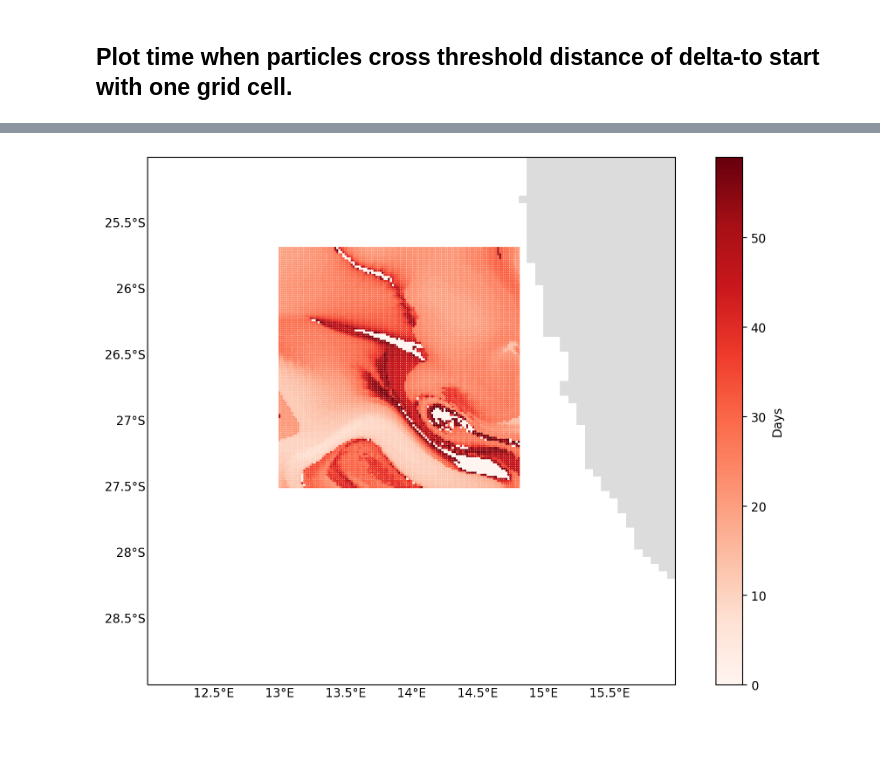
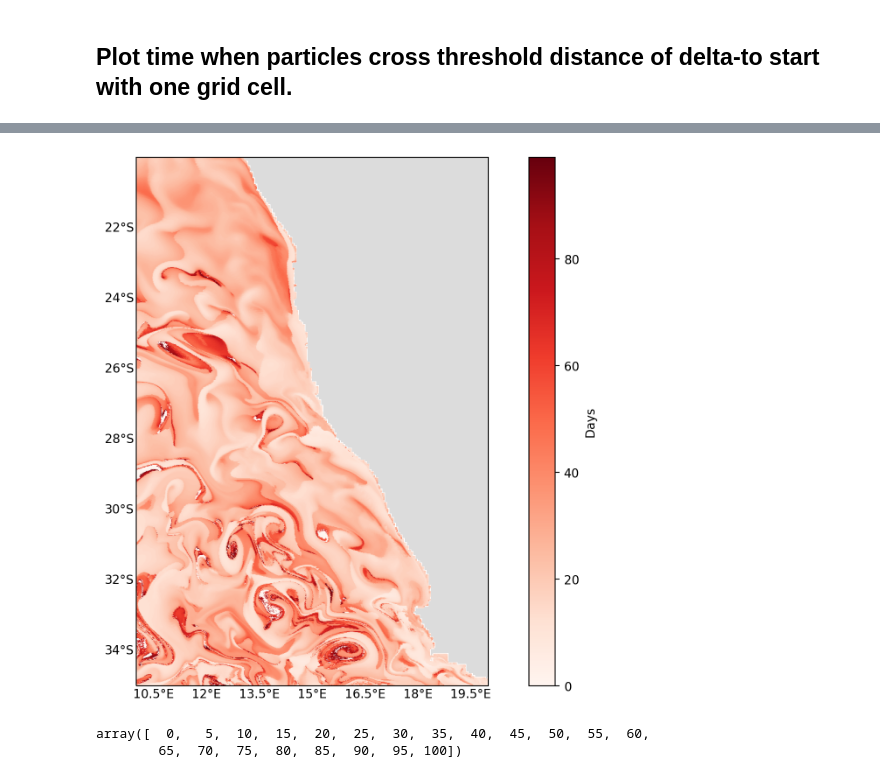
Before and after one commit to OceanParcels/atlanteco_plankton_plastic_nutrients_dispersion, a Jupyter notebook: src/analysis/Compare_dispersion_distance.ipynb, the cells around one changed output, grey strips where cells are left out. Saved outputs shown, nothing was run; the diff lists cells and outputs as text; code cells hidden in the pictures; blank space fills up the shorter version.

```diff
--- a/src/analysis/Compare_dispersion_distance.ipynb
+++ b/src/analysis/Compare_dispersion_distance.ipynb
@@ -14,6 +19,6 @@ ds3 = xr.open_zarr(home_folder + "Fwd_DVM_Luderitz_117x117_Nov01-31_2017_0z_100d
 # %%
 # Parallelised code from - Michael Denes
-def distance(lon1, lat1, lon2, lat2, r=6378):
+def distance(lon1, lat1, lon2, lat2,  mask_value, r=6378):
     """
     Calculate the great circle distance between two points
     on the earth (specified in decimal degrees)
@@ -25,6 +30,8 @@ def distance(lon1, lat1, lon2, lat2, r=6378):
     lon2 = np.radians(lon2)
     lat2 = np.radians(lat2)
 
+    if np.isnan([lon1, lon2, lat1, lat2]).any():
+        return mask_value
     #Implementing Haversine Formula:
     dlon = np.subtract(lon2, lon1)
     dlat = np.subtract(lat2, lat1)
@@ -38,18 +45,21 @@ def distance(lon1, lat1, lon2, lat2, r=6378):
     return c*r
 # %%
 t_days = 100
-p_total = 13689
-sep_array_1_2 = np.empty((p_total, t_days))
-sep_array_1_3 = np.empty((p_total, t_days))
-sep_array_2_3 = np.empty((p_total, t_days))
-sep_array_1_2[:] = np.nan
-sep_array_1_3[:] = np.nan
-sep_array_2_3[:] = np.nan
+p_total = 370831
+# sep_array_1_2 = np.empty((p_total, t_days))
+# sep_array_1_3 = np.empty((p_total, t_days))
+# sep_array_2_3 = np.empty((p_total, t_days))
+# sep_array_1_2[:] = np.nan
+# sep_array_1_3[:] = np.nan
+# sep_array_2_3[:] = np.nan
+unreal_d = 99999.0
+sep_array_1_2 = np.full((p_total, t_days), unreal_d)
+sep_array_1_3 = np.full((p_total, t_days), unreal_d)
+sep_array_2_3 = np.full((p_total, t_days), unreal_d)
 # %% [markdown]
 <h3> compute absolute distance between particles in different cases
 # %%
 for time_step in range(t_days):
-    sep_array_1_2[:, time_step] = distance(ds1['lon'][:, time_step], ds1['lat'][:, time_step], ds2['lon'][:, time_step], ds2['lat'][:, time_step])
-    if time_step<60:
-        sep_array_1_3[:, time_step] = distance(ds1['lon'][:, time_step], ds1['lat'][:, time_step], ds3['lon'][:, time_step], ds3['lat'][:, time_step])
-        sep_array_2_3[:, time_step] = distance(ds2['lon'][:, time_step], ds2['lat'][:, time_step], ds3['lon'][:, time_step], ds3['lat'][:, time_step])
+    sep_array_1_2[:, time_step] = distance(ds1['lon'][:, time_step], ds1['lat'][:, time_step], ds2['lon'][:, time_step], ds2['lat'][:, time_step], unreal_d)
+    sep_array_1_3[:, time_step] = distance(ds1['lon'][:, time_step], ds1['lat'][:, time_step], ds3['lon'][:, time_step], ds3['lat'][:, time_step], unreal_d)
+    sep_array_2_3[:, time_step] = distance(ds2['lon'][:, time_step], ds2['lat'][:, time_step], ds3['lon'][:, time_step], ds3['lat'][:, time_step], unreal_d)
@@ -211,24 +224,30 @@ sep_array_1_3[1141,58]
 # %%
 custom_size=10
 fig = plt.figure(figsize=(12,8), dpi=200)
 ax = plt.axes(projection=ccrs.PlateCarree())
 gl = ax.gridlines(draw_labels=True)
 gl.xlines = False
 gl.ylines = False
 gl.top_labels = False
 gl.right_labels = False
 gl.xlabel_style = {'size': custom_size, 'color': 'k'}
 gl.ylabel_style = {'size': custom_size, 'color': 'k'}
 colormap = colors.ListedColormap(['gainsboro', 'white'])
 
 ax.pcolormesh(mask_lon[0, 1249:1750, 1499:], mask_lat[0, 1249:1750, 1499:], mask_land[0,0, 1250:1750, 1500:], cmap=colormap)
-# ax.set_xlim(10, 20)
-# ax.set_ylim(-35, -20)
-ax.set_xlim(12,16)
-ax.set_ylim(-29,-25)
-im=ax.scatter(ds1['lon'][:, 0], ds1['lat'][:, 0], c= np.argmax(sep_array_2_3>delta_d, axis = 1), s=1, cmap='Reds')
+ax.set_xlim(10, 20)
+ax.set_ylim(-35, -20)
+# ax.set_xlim(12,16)
+# ax.set_ylim(-29,-25)
+im=ax.scatter(ds1['lon'][:, 0], ds1['lat'][:, 0], c= np.argmax(sep_array_2_3>delta_d, axis = 1), s=0.1, cmap='Reds')
 fig.colorbar(im, ax=ax, label='Days')
 
 plt.show()
 # %% [output]
-[figure, old version]
+[figure, new version]
+# %%
+bins=np.arange(0,101,5)
+bins
+# %% [output]
+array([  0,   5,  10,  15,  20,  25,  30,  35,  40,  45,  50,  55,  60,
+        65,  70,  75,  80,  85,  90,  95, 100])
```
Also changed, not shown: parts of 24 cells of this notebook, 8 other files.
